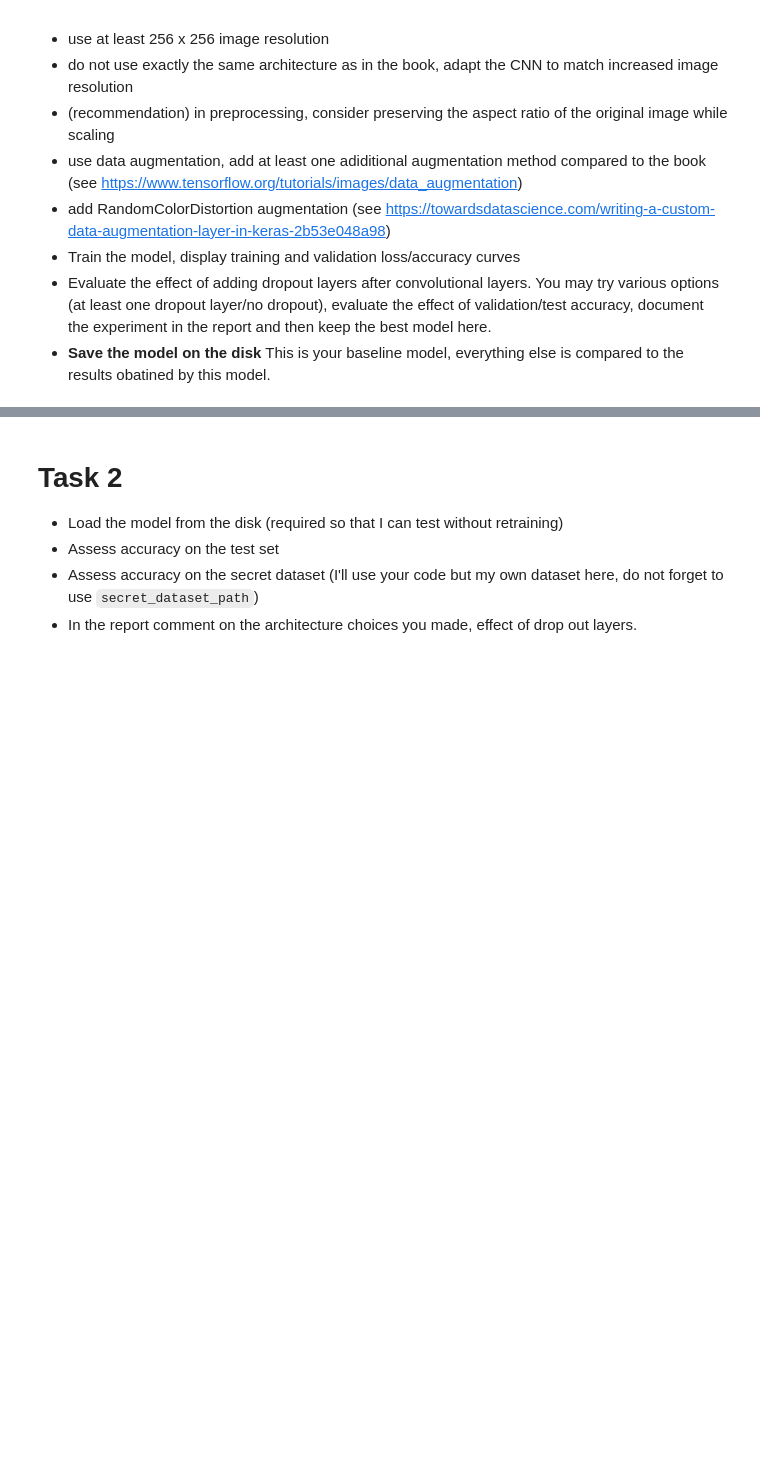
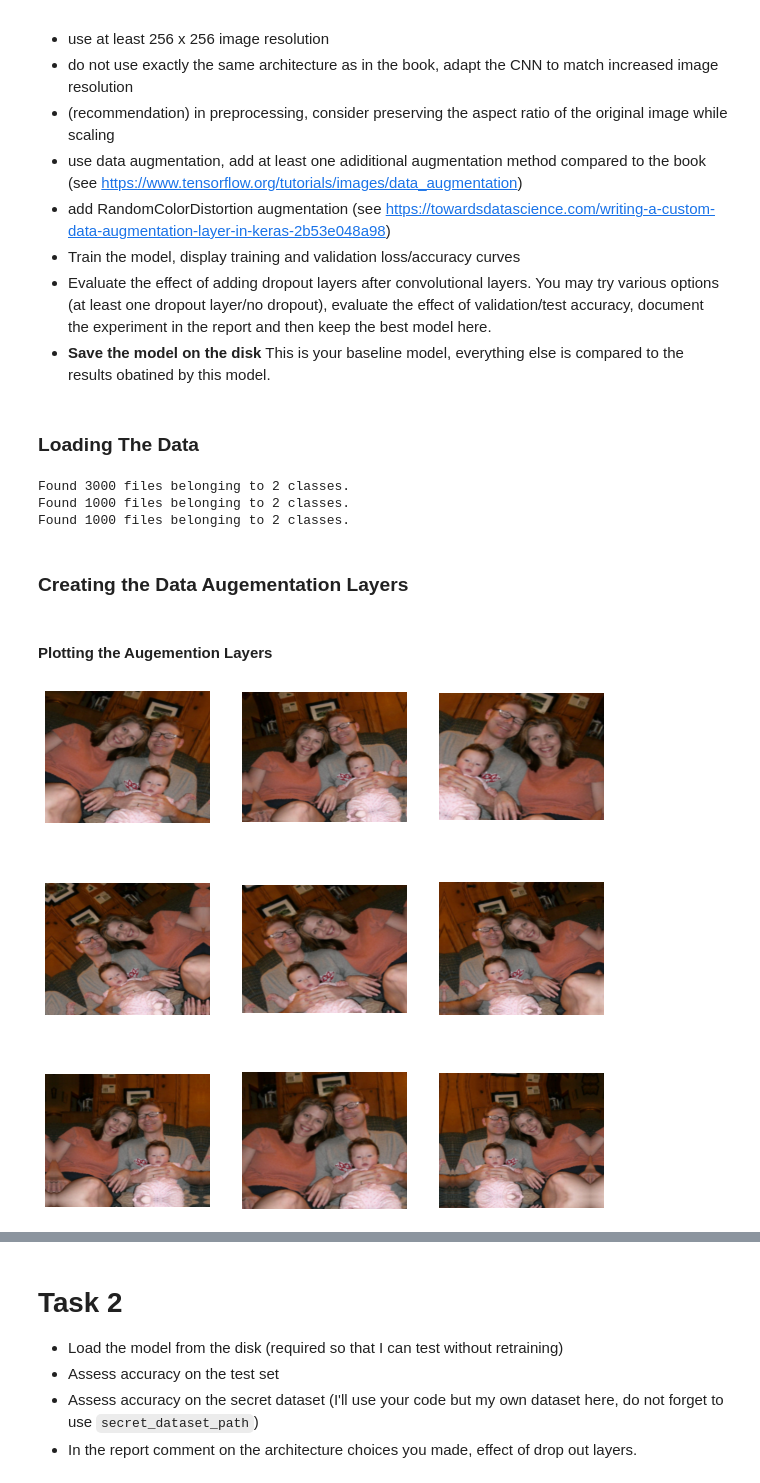
Before and after one commit to mschrader15/homework, a Jupyter notebook: spring-2022/ece-693/HW3.ipynb, the cells around one changed output, grey strips where cells are left out. Drawn from its saved outputs; the diff is of its cells as text; code cells hidden in the pictures; blank space fills up the shorter version.

```diff
--- a/spring-2022/ece-693/HW3.ipynb
+++ b/spring-2022/ece-693/HW3.ipynb
@@ -38,8 +60,9 @@ The data will be independent of Food-5K. Your code needs to compute the accuracy
 # %%
-#define the path to the food/non-food dataset
+# define the path to the food/non-food dataset
 import pathlib
-dataset_path=pathlib.Path('D:\\data\\Food-5K')
-secret_dataset_path=pathlib.Path('D:\\data\\Food-5K\\secret')
+
+dataset_path = pathlib.Path("./data")
+secret_dataset_path = pathlib.Path("./data")
 # %% [markdown]
 # **Task 1**
 
@@ -58,0 +80,33 @@ Requirements:
+# %% [markdown]
+### Loading The Data
+# %%
+# create the datasets
+from tensorflow.keras.utils import image_dataset_from_directory
+from keras.preprocessing.image import ImageDataGenerator
+
+IMG_SIZE = (256, 256)
+
+train_dataset = image_dataset_from_directory(
+    dataset_path / "training",
+    image_size=IMG_SIZE,
+    batch_size=32,
+    crop_to_aspect_ratio=True,
+)
+validation_dataset = image_dataset_from_directory(
+    dataset_path / "validation",
+    image_size=IMG_SIZE,
+    batch_size=32,
+    crop_to_aspect_ratio=True,
+)
+test_dataset = image_dataset_from_directory(
+    dataset_path / "evaluation",
+    image_size=IMG_SIZE,
+    batch_size=32,
+    crop_to_aspect_ratio=True,
+)
+# %% [output]
+Found 3000 files belonging to 2 classes.
+Found 1000 files belonging to 2 classes.
+Found 1000 files belonging to 2 classes.
+# %% [markdown]
+### Creating the Data Augementation Layers
@@ -58,0 +150,15 @@ Requirements:
+# %% [markdown]
+#### Plotting the Augemention Layers
+# %%
+import matplotlib.pyplot as plt
+
+# plotting the data augmentation and the color distortion
+plt.figure(figsize=(10, 10))
+for images, _ in train_dataset.take(1):
+    for i in range(9):
+        augmented_images = data_augementation()(images)
+        ax = plt.subplot(3, 3, i + 1)
+        plt.imshow(augmented_images[0].numpy().astype("uint8"))
+        plt.axis("off")
+# %% [output]
+[figure, added]
```
Also changed, not shown: parts of 37 cells of this notebook, 1 other file.
